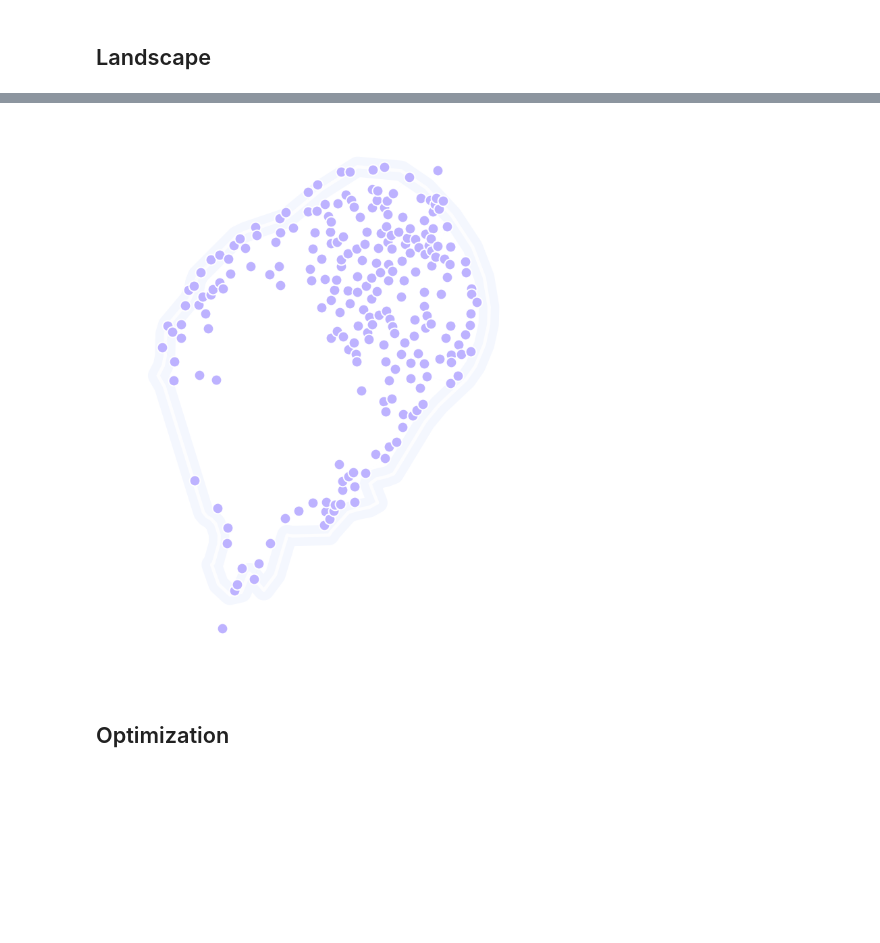
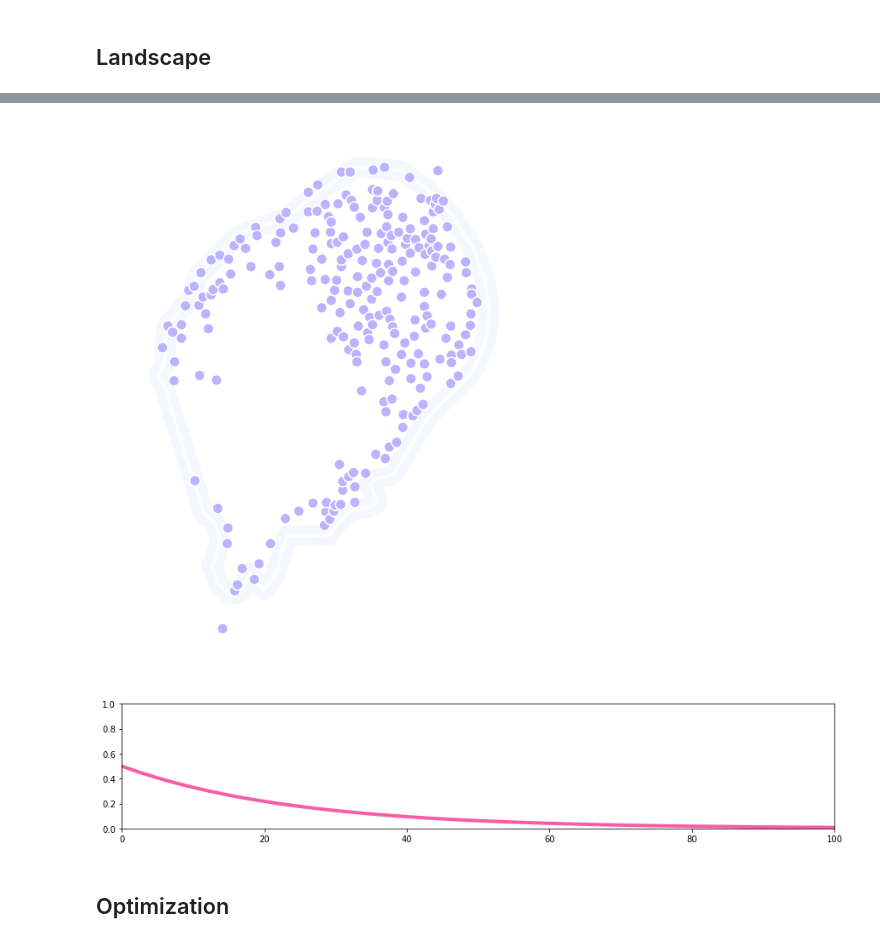
Before and after one commit to Chipdelmal/MGSurvE, a Jupyter notebook: MGSurvE/demos/STP/STP-Discrete.ipynb, the cells around one changed output, grey strips where cells are left out. Cells and saved outputs as stored; diff of their text form; code cells hidden in the pictures; blank space fills up the shorter version.

Commit message:
Working on kernel plot

```diff
--- a/MGSurvE/demos/STP/STP-Discrete.ipynb
+++ b/MGSurvE/demos/STP/STP-Discrete.ipynb
@@ -21,5 +18,5 @@ We will now setup some of the experiment's constants:
 # %%
-(TRPS_NUM, FXD_TRPS) = (5, True)
+(TRPS_NUM, FXD_TRPS) = (7, True)
 # Experiment ID (RID) and stochastic iteration id (RID) -----------------------
 (ID, RID) = ('STP', 0)
 IX_SPLIT = 27
@@ -70,27 +67,28 @@ trpMsk = srv.genFixedTrapsMask(lnd.trapsFixed)
 # %%
 (fig, ax) = (
     plt.figure(figsize=(15, 15)),
     plt.axes(projection=ccrs.PlateCarree())
 )
 lnd.plotSites(fig, ax, size=250)
-lnd.plotMigrationNetwork(
-    fig, ax, lineWidth=60, alphaMin=.1, alphaAmplitude=5,
-)
+# lnd.plotMigrationNetwork(
+#     fig, ax, lineWidth=60, alphaMin=.1, alphaAmplitude=5,
+# )
 lnd.plotLandBoundary(fig, ax)
 srv.plotClean(fig, ax, bbox=lnd.landLimits)
 fig.savefig(
     path.join(OUT_PTH, '{}_{:02d}_CLN.png'.format(ID, TRPS_NUM)),
     facecolor='w', bbox_inches='tight', pad_inches=0.1, dpi=300
 )
 # Plot Traps Kernels ----------------------------------------------------------
 (fig, ax) = plt.subplots(1, 1, figsize=(15, 5), sharey=False)
 (fig, ax) = srv.plotTrapsKernels(fig, ax, lnd, distRange=(0, 100), aspect=.175)
 fig.savefig(
-    path.join(OUT_PTH, '{}D-{}_{:02d}-{:02d}_KER.png'.format(ID, AP, TRPS_NUM, RID)),
+    path.join(OUT_PTH, '{}D-{:02d}-{:02d}_KER.png'.format(ID, TRPS_NUM, RID)),
     facecolor='w', bbox_inches='tight', pad_inches=0.1, dpi=300
 )
 # %% [output]
 [figure]
+[figure, added]
 # %% [markdown]
 ## Optimization
 # %%
```
Also changed, not shown: parts of 6 cells of this notebook, 1 other file.
